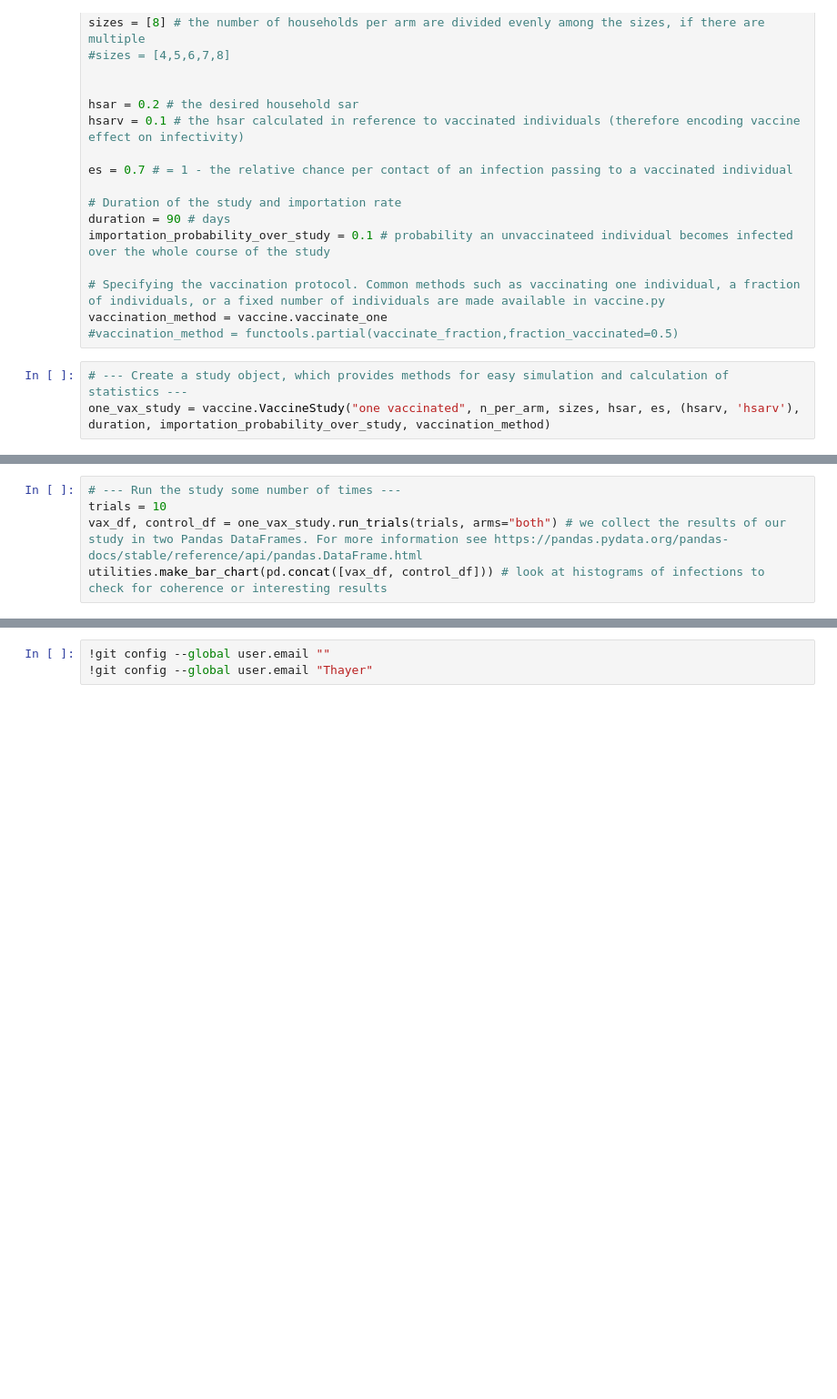
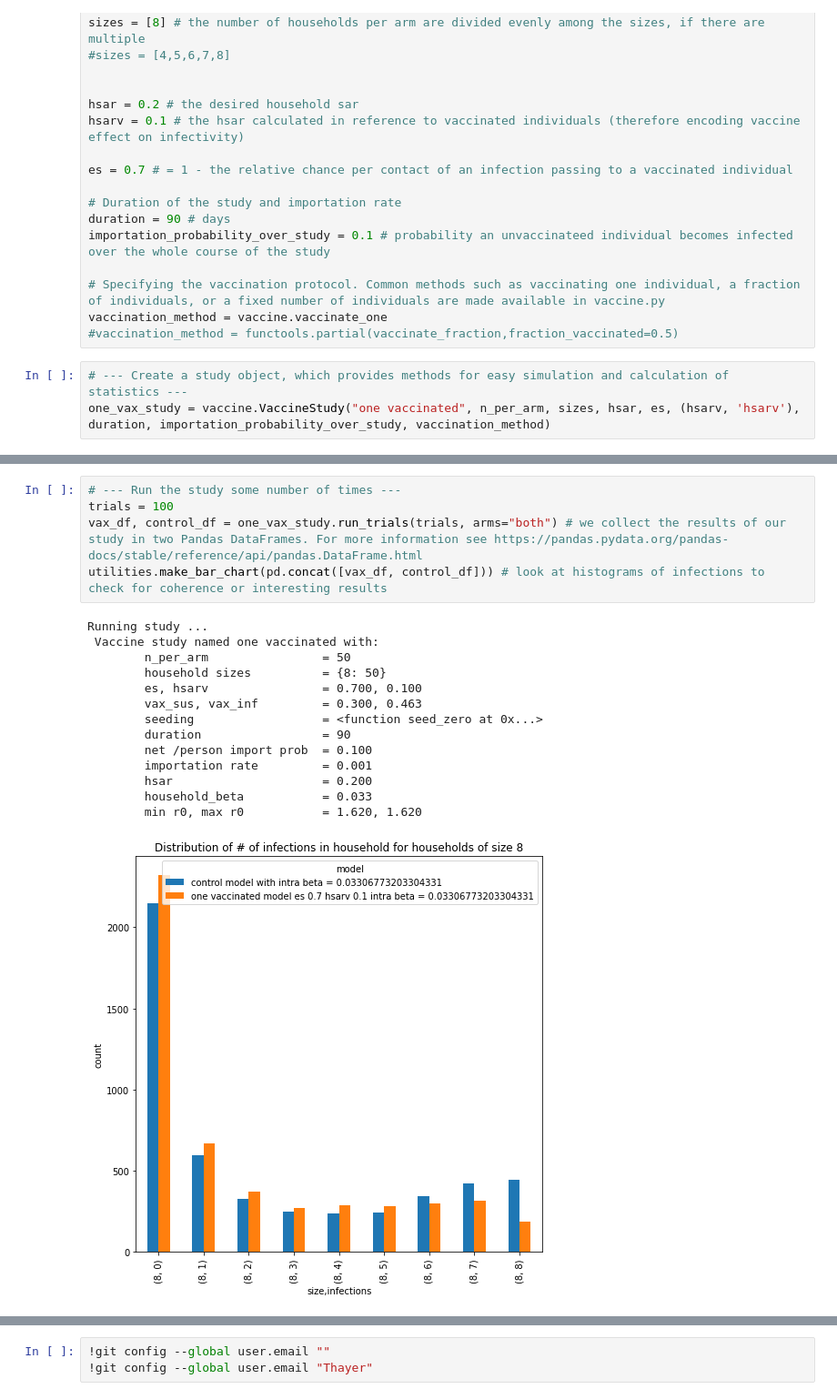
Before and after one commit to tanderson11/householdheterogeneity, a Jupyter notebook: VaccineLab.ipynb, the cells around one changed output, grey strips where cells are left out. Shown at 91% size. Saved outputs shown, nothing was run; the diff lists cells and outputs as text; blank space fills up the shorter version.

```diff
--- a/VaccineLab.ipynb
+++ b/VaccineLab.ipynb
@@ -144,8 +217,23 @@ if print_documentation:
 # %%
 # --- Run the study some number of times ---
-trials = 10
+trials = 100
 vax_df, control_df = one_vax_study.run_trials(trials, arms="both") # we collect the results of our study in two Pandas DataFrames. For more information see https://pandas.pydata.org/pandas-docs/stable/reference/api/pandas.DataFrame.html
 utilities.make_bar_chart(pd.concat([vax_df, control_df])) # look at histograms of infections to check for coherence or interesting results
+# %% [output]
+Running study ...
+ Vaccine study named one vaccinated with:
+        n_per_arm                = 50
+        household sizes          = {8: 50}
+        es, hsarv                = 0.700, 0.100
+        vax_sus, vax_inf         = 0.300, 0.463
+        seeding                  = <function seed_zero at 0x...>
+        duration                 = 90
+        net /person import prob  = 0.100
+        importation rate         = 0.001
+        hsar                     = 0.200
+        household_beta           = 0.033
+        min r0, max r0           = 1.620, 1.620
+[figure, added]
 # %%
 # --- Analyze the results ---
 
```
Also changed, not shown: parts of 40 cells of this notebook.
